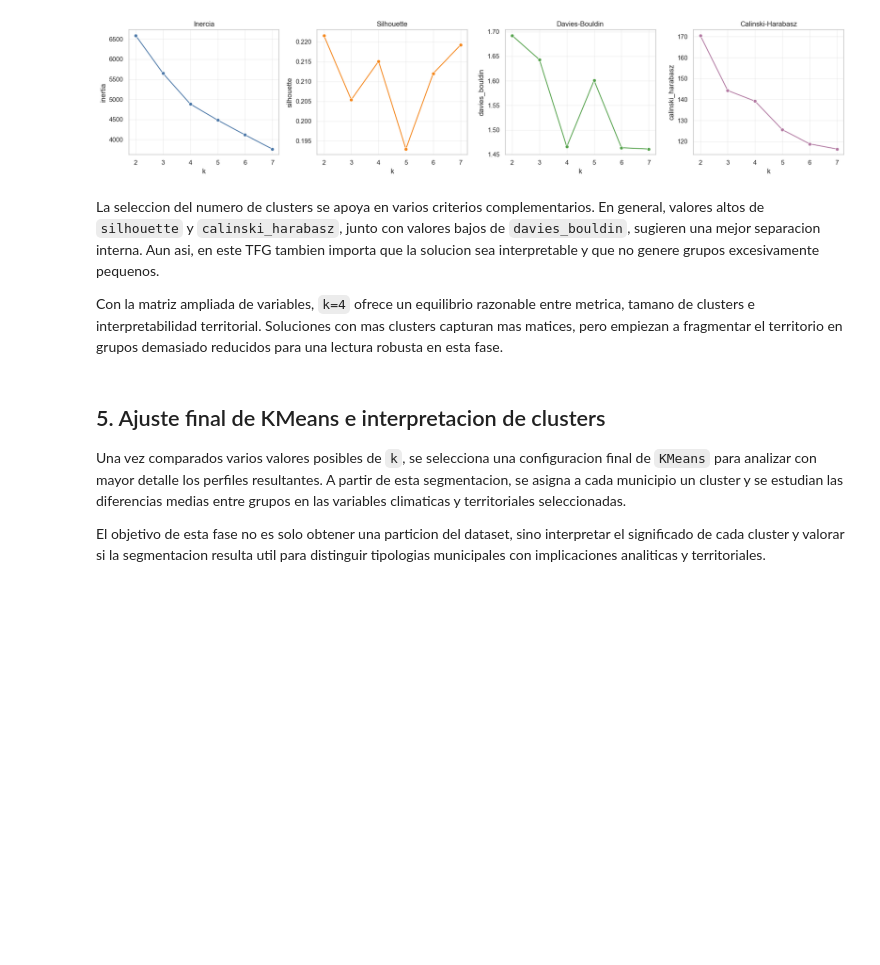
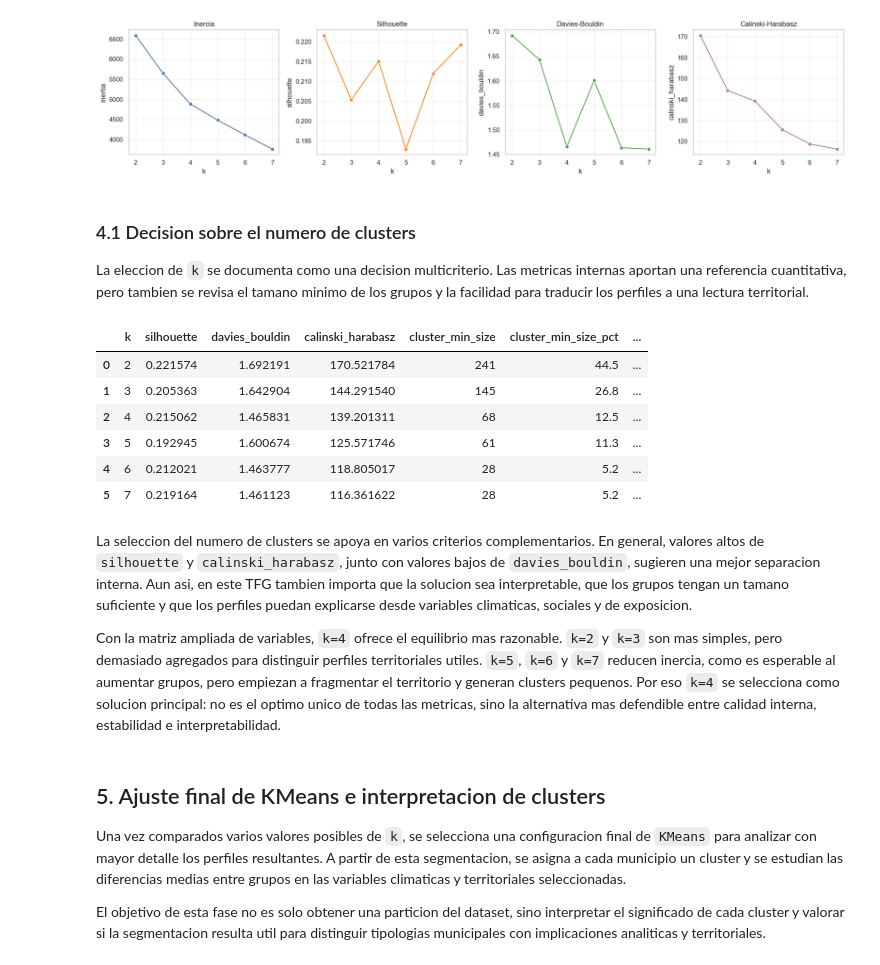
Before and after one commit to gonzalolarriba/modelo-geoespacial-riesgo-climatico, a Jupyter notebook: notebooks/notebook_4_modelado_segmentacion.ipynb, the cells around one changed output. Saved outputs shown, nothing was run; the diff lists cells and outputs as text; code cells hidden in the pictures; blank space fills up the shorter version.

Commit message:
docs(modeling): strengthen clustering rationale

```diff
--- a/notebooks/notebook_4_modelado_segmentacion.ipynb
+++ b/notebooks/notebook_4_modelado_segmentacion.ipynb
@@ -396,10 +472,60 @@ plt.tight_layout()
 plt.show()
 # %% [output]
 [figure]
+# %% [markdown]
+### 4.1 Decision sobre el numero de clusters
+
+La eleccion de `k` se documenta como una decision multicriterio. Las metricas internas aportan una referencia cuantitativa, pero tambien se revisa el tamano minimo de los grupos y la facilidad para traducir los perfiles a una lectura territorial.
+# %%
+df_kmeans_decision = df_kmeans_eval.copy()
+df_kmeans_decision["rank_silhouette"] = df_kmeans_decision["silhouette"].rank(ascending=False, method="min").astype(int)
+df_kmeans_decision["rank_davies_bouldin"] = df_kmeans_decision["davies_bouldin"].rank(ascending=True, method="min").astype(int)
+df_kmeans_decision["rank_calinski_harabasz"] = df_kmeans_decision["calinski_harabasz"].rank(ascending=False, method="min").astype(int)
+df_kmeans_decision["cluster_min_size_pct"] = (df_kmeans_decision["cluster_min_size"] / len(df_mun) * 100).round(1)
+df_kmeans_decision["lectura"] = np.select(
+    [
+        df_kmeans_decision["k"] == 2,
+        df_kmeans_decision["k"] == 3,
+        df_kmeans_decision["k"] == 4,
+        df_kmeans_decision["k"].isin([5, 6, 7]),
+    ],
+    [
+        "Demasiado agregado; mezcla perfiles territoriales distintos.",
+        "Mejora la lectura, pero todavia agrupa perfiles amplios.",
+        "Equilibrio entre metricas, tamanos e interpretabilidad.",
+        "Aporta matices, pero fragmenta el territorio y aparecen grupos pequenos.",
+    ],
+    default="Revision adicional necesaria",
+)
+
+display(
+    df_kmeans_decision[
+        [
+            "k",
+            "silhouette",
+            "davies_bouldin",
+            "calinski_harabasz",
+            "cluster_min_size",
+            "cluster_min_size_pct",
+            "rank_silhouette",
+            "rank_davies_bouldin",
+            "rank_calinski_harabasz",
+            "lectura",
+        ]
+    ]
+)
+# %% [output]
+|  | k | silhouette | davies_bouldin | calinski_harabasz | cluster_min_size | cluster_min_size_pct | ... |
+| 0 | 2 | 0.221574 | 1.692191 | 170.521784 | 241 | 44.5 | ... |
+| 1 | 3 | 0.205363 | 1.642904 | 144.291540 | 145 | 26.8 | ... |
+| 2 | 4 | 0.215062 | 1.465831 | 139.201311 | 68 | 12.5 | ... |
+| 3 | 5 | 0.192945 | 1.600674 | 125.571746 | 61 | 11.3 | ... |
+| 4 | 6 | 0.212021 | 1.463777 | 118.805017 | 28 | 5.2 | ... |
+| 5 | 7 | 0.219164 | 1.461123 | 116.361622 | 28 | 5.2 | ... |
 # %% [markdown]
-La seleccion del numero de clusters se apoya en varios criterios complementarios. En general, valores altos de `silhouette` y `calinski_harabasz`, junto con valores bajos de `davies_bouldin`, sugieren una mejor separacion interna. Aun asi, en este TFG tambien importa que la solucion sea interpretable y que no genere grupos excesivamente pequenos.
+La seleccion del numero de clusters se apoya en varios criterios complementarios. En general, valores altos de `silhouette` y `calinski_harabasz`, junto con valores bajos de `davies_bouldin`, sugieren una mejor separacion interna. Aun asi, en este TFG tambien importa que la solucion sea interpretable, que los grupos tengan un tamano suficiente y que los perfiles puedan explicarse desde variables climaticas, sociales y de exposicion.
 
-Con la matriz ampliada de variables, `k=4` ofrece un equilibrio razonable entre metrica, tamano de clusters e interpretabilidad territorial. Soluciones con mas clusters capturan mas matices, pero empiezan a fragmentar el territorio en grupos demasiado reducidos para una lectura robusta en esta fase.
+Con la matriz ampliada de variables, `k=4` ofrece el equilibrio mas razonable. `k=2` y `k=3` son mas simples, pero demasiado agregados para distinguir perfiles territoriales utiles. `k=5`, `k=6` y `k=7` reducen inercia, como es esperable al aumentar grupos, pero empiezan a fragmentar el territorio y generan clusters pequenos. Por eso `k=4` se selecciona como solucion principal: no es el optimo unico de todas las metricas, sino la alternativa mas defendible entre calidad interna, estabilidad e interpretabilidad.
 # %% [markdown]
 ## 5. Ajuste final de KMeans e interpretacion de clusters
 
```
Also changed, not shown: parts of 14 cells of this notebook.
